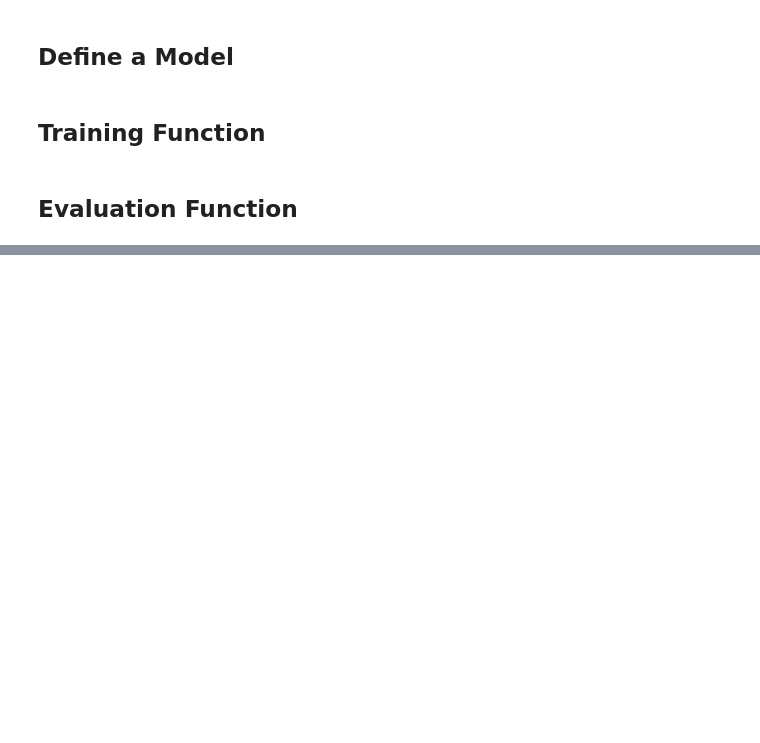
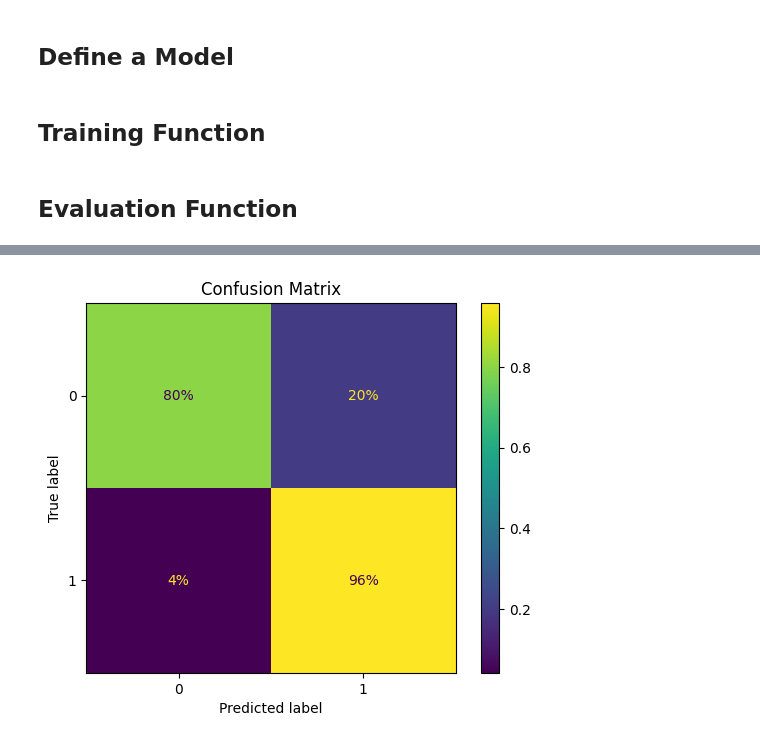
Before and after one commit to gc2321/ztm_pytorch, a Jupyter notebook: miRNA_classification.ipynb, the cells around one changed output, grey strips where cells are left out. Drawn from its saved outputs; the diff is of its cells as text; code cells hidden in the pictures; blank space fills up the shorter version.

```diff
--- a/miRNA_classification.ipynb
+++ b/miRNA_classification.ipynb
@@ -258,0 +267,5 @@ Best Accuracy: 0.9117647058823529
+# %%
+# Redefine the model with best hyperparameters and move it to device
+model = BinaryClassificationModel(input_dim, best_hidden_layers, best_dropout_rate).to(device)
+criterion = nn.BCELoss()
+optimizer = best_optimizer(model.parameters(), lr=best_learning_rate)
@@ -258,0 +280,5 @@ Best Accuracy: 0.9117647058823529
+# %%
+patience = 3  # Number of epochs to wait before stopping if no improvement
+min_delta = 0.001  # Minimum change to consider as an improvement
+best_val_loss = float('inf')
+no_improvement_count = 0
@@ -258,0 +344,3 @@ Best Accuracy: 0.9117647058823529
+# %%
+# Train and validate the model
+train_and_validate(model, train_loader, test_loader, criterion, optimizer, num_epochs=25)
@@ -258,0 +395,23 @@ Best Accuracy: 0.9117647058823529
+# %%
+# Ensure model is in evaluation mode and make predictions on test data
+model.eval()
+y_pred = []
+
+with torch.no_grad():
+    for inputs, _ in test_loader:
+        inputs = inputs.to(device)
+        outputs = model(inputs)
+        y_pred.extend(outputs.cpu().round().numpy())  # Move predictions to CPU and round to binary
+
+# Convert predictions and true labels to the correct format
+y_pred = [int(pred[0]) for pred in y_pred]  # Flatten list of predictions
+y_test_binary = y_test_tensor.cpu().numpy().astype(int).flatten()  # Convert y_test_tensor to numpy for compatibility
+
+# Confusion matrix plot
+ConfusionMatrixDisplay.from_predictions(
+    y_test_binary, y_pred, normalize="true", values_format=".0%"
+)
+plt.title("Confusion Matrix")
+plt.show()
+# %% [output]
+[figure, added]
```
Also changed, not shown: parts of 12 cells of this notebook.
